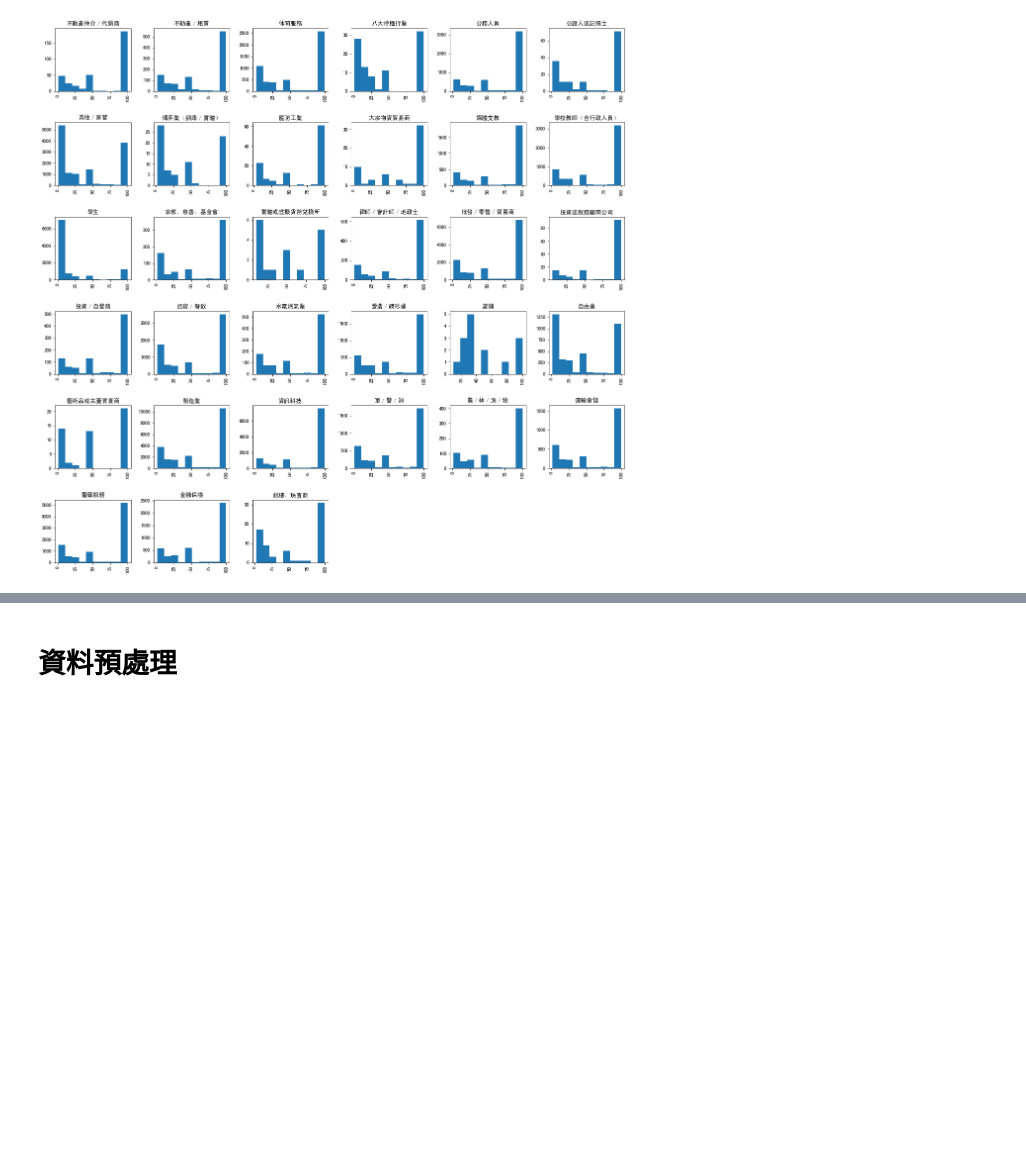
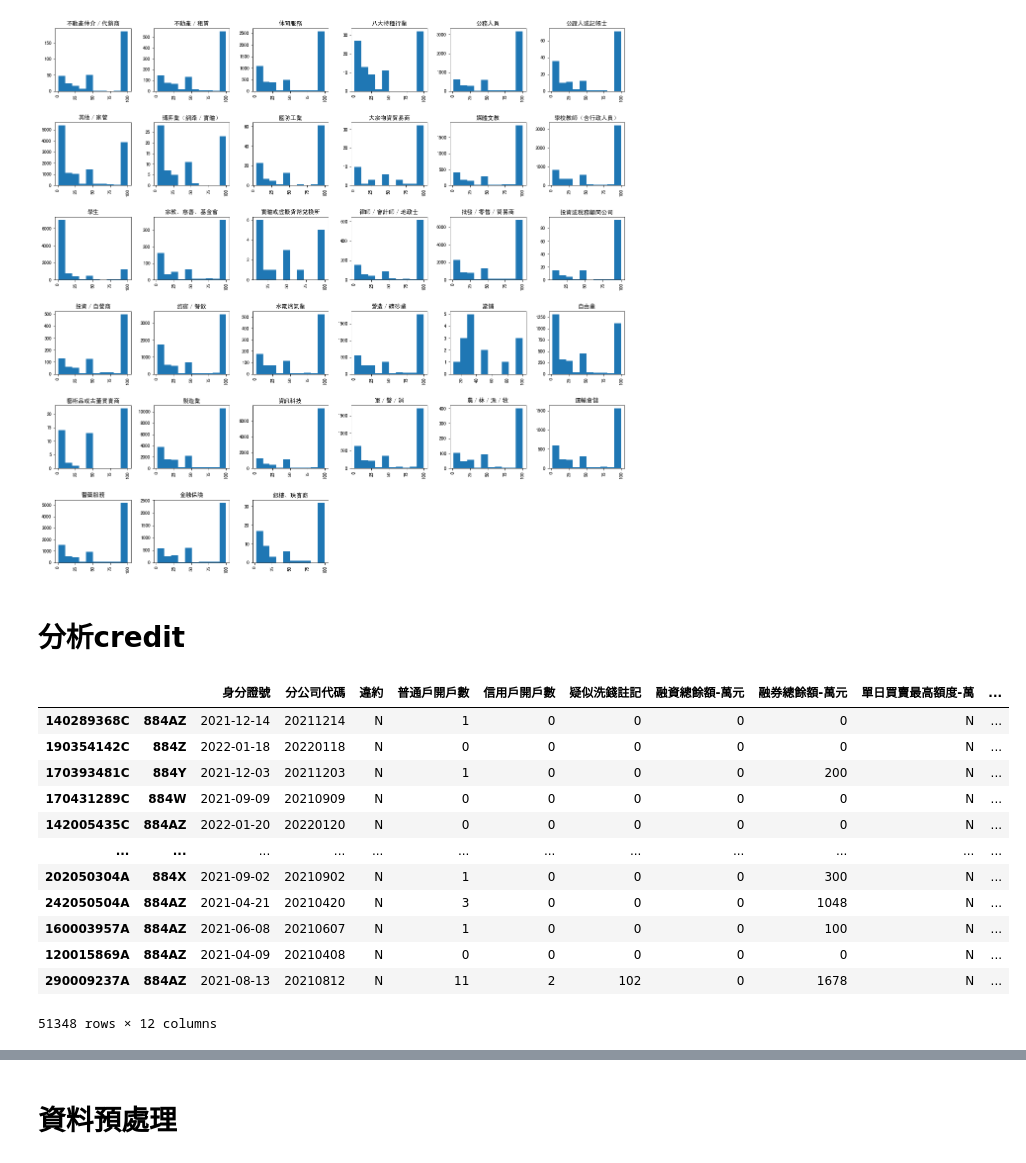
Before and after one commit to jackh1995/fintech, a Jupyter notebook: ml.ipynb, the cells around one changed output, grey strips where cells are left out. Saved outputs shown, nothing was run; the diff lists cells and outputs as text; code cells hidden in the pictures; blank space fills up the shorter version.

```diff
--- a/ml.ipynb
+++ b/ml.ipynb
@@ -226,3 +224,36 @@ plt.show()
 plt.close()
 # %% [output]
 [figure]
+# %% [markdown]
+# 分析credit
+# %%
+names = [
+    '身分證號',
+    '分公司代碼',
+    '違約',
+    '普通戶開戶數',
+    '信用戶開戶數',
+    '疑似洗錢註記',
+    '融資總餘額-萬元',
+    '融券總餘額-萬元',
+    '單日買賣最高額度-萬',
+    '期貨市場開戶數',
+    '借貸款項契約數',
+    '現股當沖開戶數']
+credit = pd.read_csv('./data/credit.csv', names=names, skiprows=1)
+# credit = pd.read_csv('./data/credit.csv')
+credit
+# %% [output]
+|  |  | 身分證號 | 分公司代碼 | 違約 | 普通戶開戶數 | 信用戶開戶數 | 疑似洗錢註記 | 融資總餘額-萬元 | 融券總餘額-萬元 | 單日買賣最高額度-萬 | ... |
+| 140289368C | 884AZ | 2021-12-14 | 20211214 | N | 1 | 0 | 0 | 0 | 0 | N | ... |
+| 190354142C | 884Z | 2022-01-18 | 20220118 | N | 0 | 0 | 0 | 0 | 0 | N | ... |
+| 170393481C | 884Y | 2021-12-03 | 20211203 | N | 1 | 0 | 0 | 0 | 200 | N | ... |
+| 170431289C | 884W | 2021-09-09 | 20210909 | N | 0 | 0 | 0 | 0 | 0 | N | ... |
+| 142005435C | 884AZ | 2022-01-20 | 20220120 | N | 0 | 0 | 0 | 0 | 0 | N | ... |
+| ... | ... | ... | ... | ... | ... | ... | ... | ... | ... | ... | ... |
+| 202050304A | 884X | 2021-09-02 | 20210902 | N | 1 | 0 | 0 | 0 | 300 | N | ... |
+| 242050504A | 884AZ | 2021-04-21 | 20210420 | N | 3 | 0 | 0 | 0 | 1048 | N | ... |
+| 160003957A | 884AZ | 2021-06-08 | 20210607 | N | 1 | 0 | 0 | 0 | 100 | N | ... |
+| 120015869A | 884AZ | 2021-04-09 | 20210408 | N | 0 | 0 | 0 | 0 | 0 | N | ... |
+| 290009237A | 884AZ | 2021-08-13 | 20210812 | N | 11 | 2 | 102 | 0 | 1678 | N | ... |
+51348 rows × 12 columns
```
Also changed, not shown: parts of 8 cells of this notebook.
